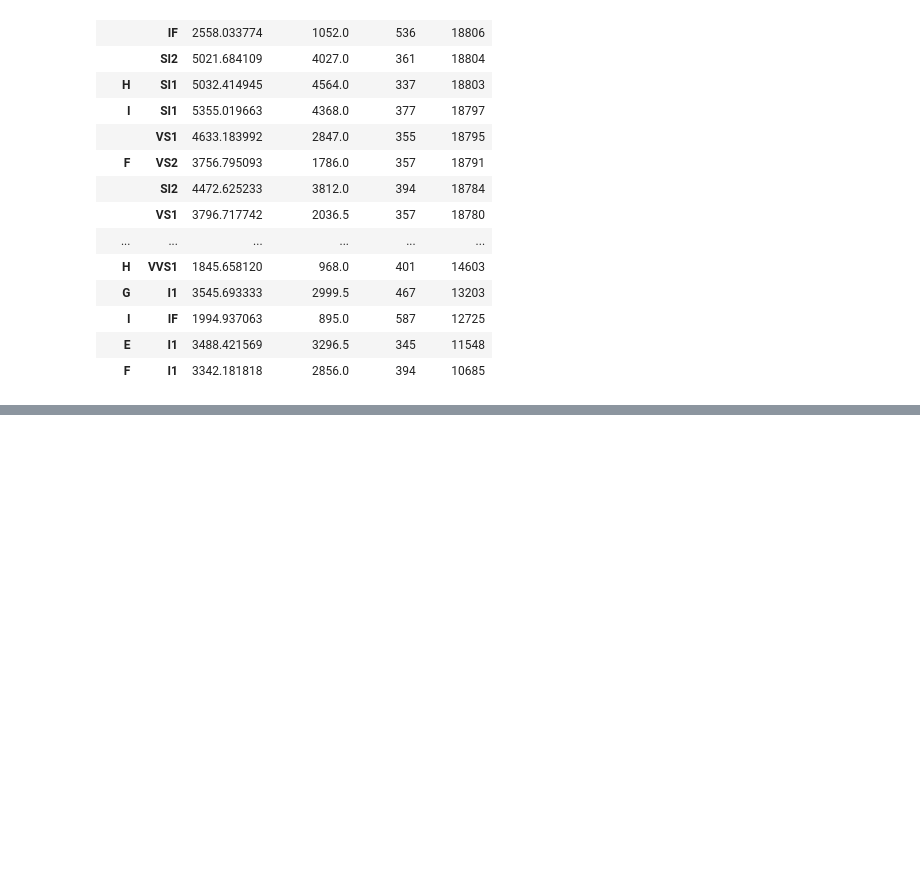
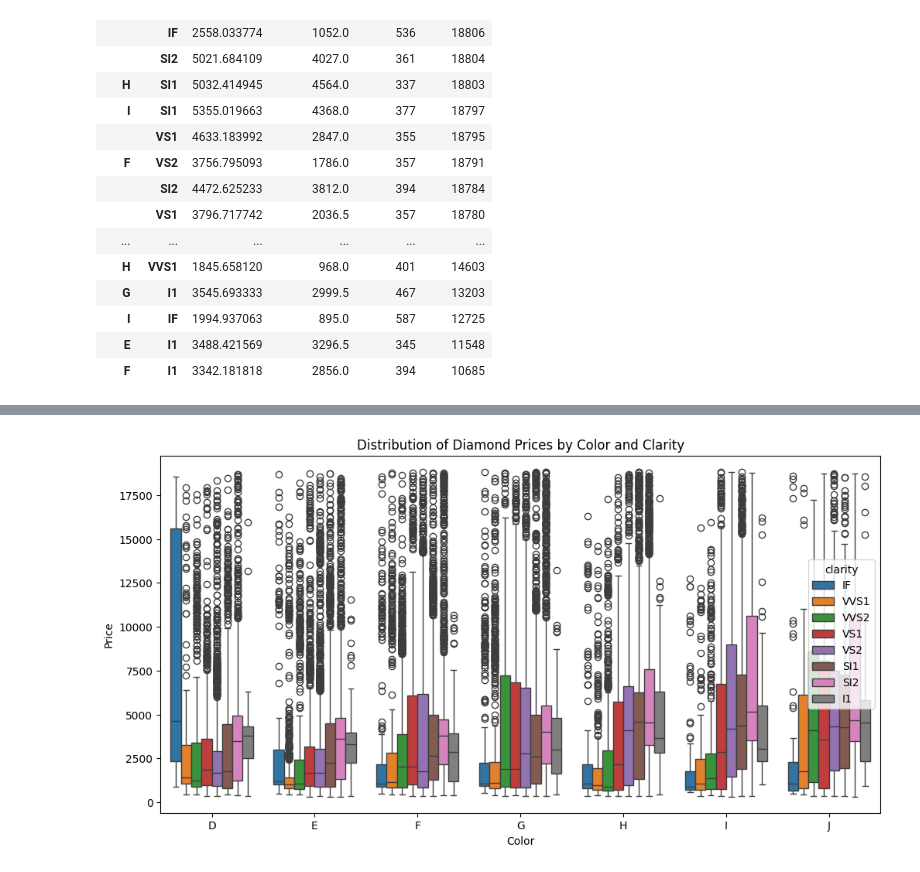
Before and after one commit to MachineNeyarning/Aula4, a Jupyter notebook: Aula_4.ipynb, the cells around one changed output, grey strips where cells are left out. Drawn from its saved outputs; the diff is of its cells as text; code cells hidden in the pictures; blank space fills up the shorter version.

```diff
--- a/Aula_4.ipynb
+++ b/Aula_4.ipynb
@@ -333,0 +359,9 @@ df.groupby(['color', 'clarity']).agg(
+# %%
+plt.figure(figsize=(12, 6))
+sns.boxplot(x='color', y='price', hue='clarity', data=df)
+plt.title('Distribution of Diamond Prices by Color and Clarity')
+plt.xlabel('Color')
+plt.ylabel('Price')
+plt.show()
+# %% [output]
+[figure, added]
```
Also changed, not shown: parts of 2 cells of this notebook, 1 other file.
